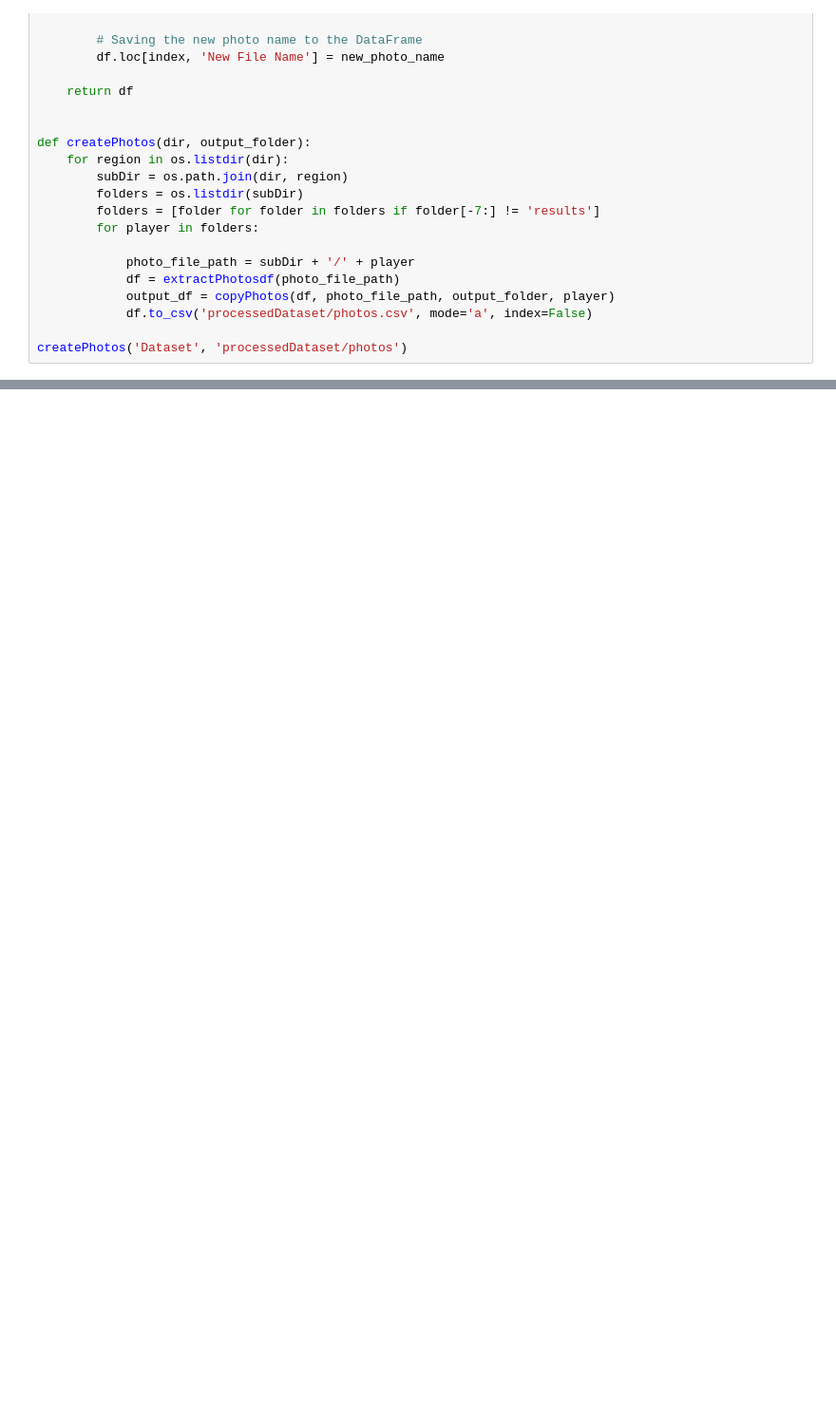
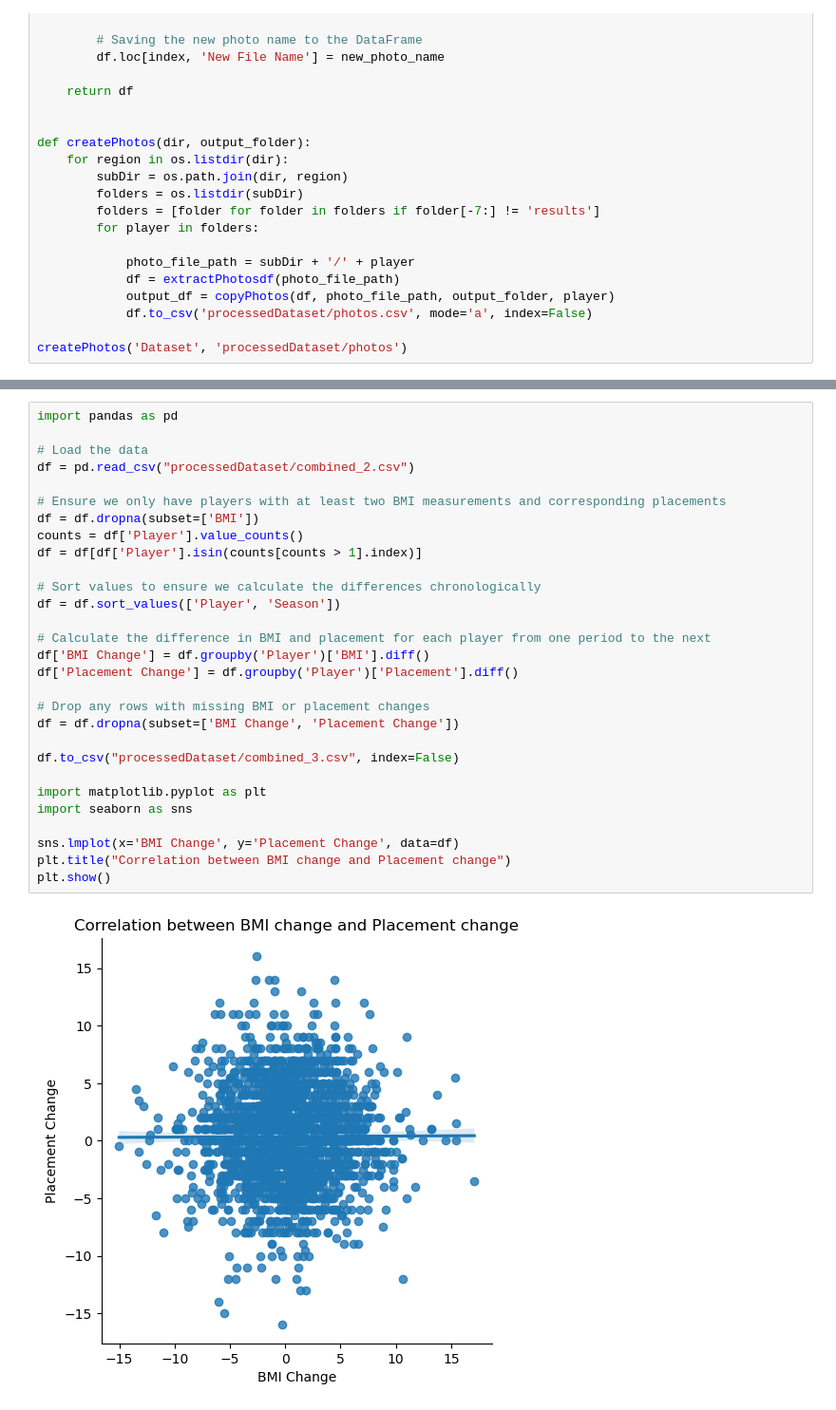
Before and after one commit to wavyvone/BMI_vs_Performance, a Jupyter notebook: process_dataset.ipynb, the cells around one changed output, grey strips where cells are left out. Shown: that part at 95% size. Saved outputs shown, nothing was run; the diff lists cells and outputs as text; blank space fills up the shorter version.

Commit message:
added data processing script

```diff
--- a/process_dataset.ipynb
+++ b/process_dataset.ipynb
@@ -262,0 +342,31 @@ createPhotos('Dataset', 'processedDataset/photos')
+# %%
+import pandas as pd
+
+# Load the data
+df = pd.read_csv("processedDataset/combined_2.csv")
+
+# Ensure we only have players with at least two BMI measurements and corresponding placements
+df = df.dropna(subset=['BMI'])
+counts = df['Player'].value_counts()
+df = df[df['Player'].isin(counts[counts > 1].index)]
+
+# Sort values to ensure we calculate the differences chronologically
+df = df.sort_values(['Player', 'Season'])
+
+# Calculate the difference in BMI and placement for each player from one period to the next
+df['BMI Change'] = df.groupby('Player')['BMI'].diff()
+df['Placement Change'] = df.groupby('Player')['Placement'].diff()
+
+# Drop any rows with missing BMI or placement changes
+df = df.dropna(subset=['BMI Change', 'Placement Change'])
+
+df.to_csv("processedDataset/combined_3.csv", index=False)
+
+import matplotlib.pyplot as plt
+import seaborn as sns
+
+sns.lmplot(x='BMI Change', y='Placement Change', data=df)
+plt.title("Correlation between BMI change and Placement change")
+plt.show()
+# %% [output]
+[figure, added]
```
Also changed, not shown: parts of 12 cells of this notebook.
